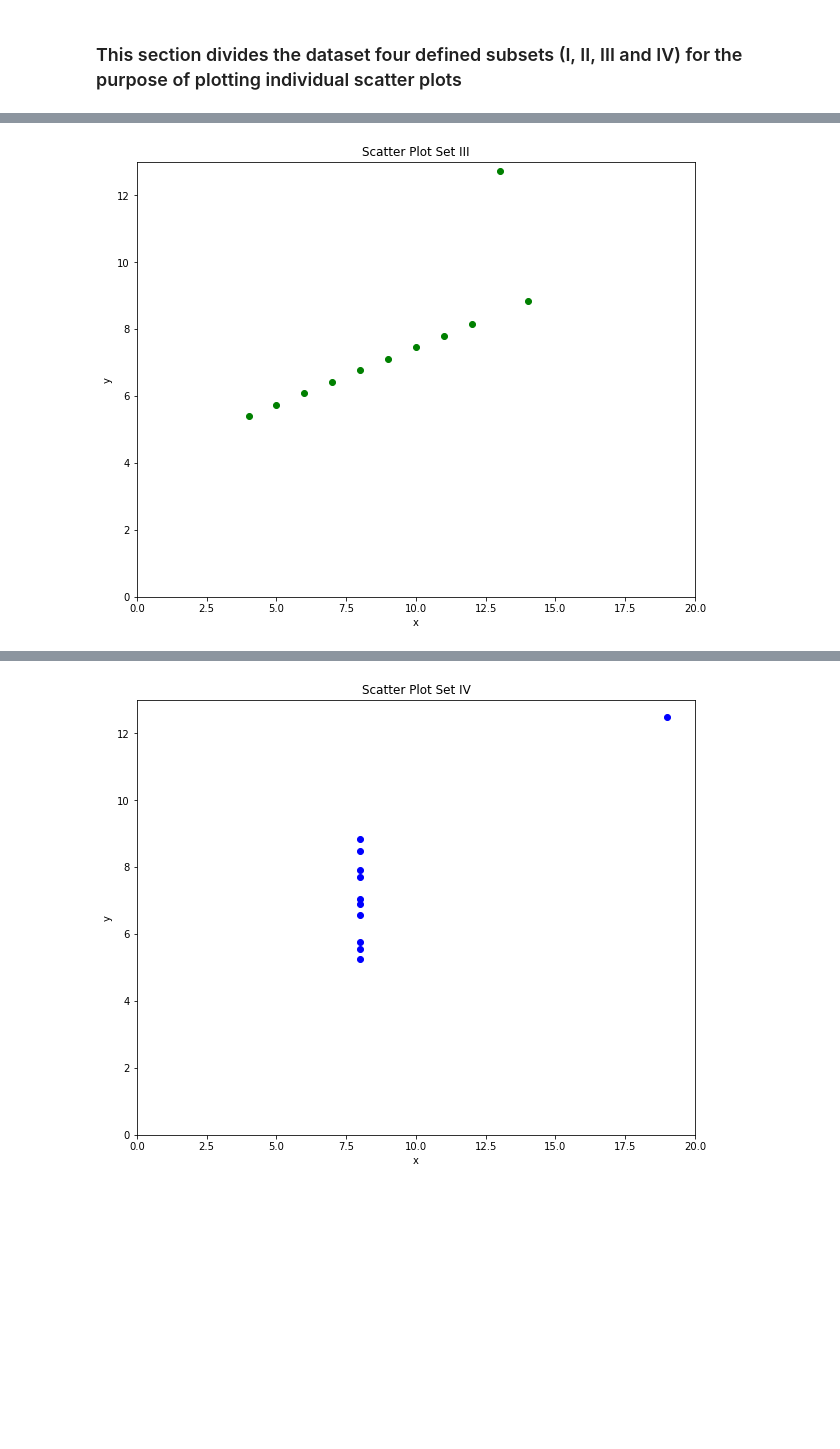
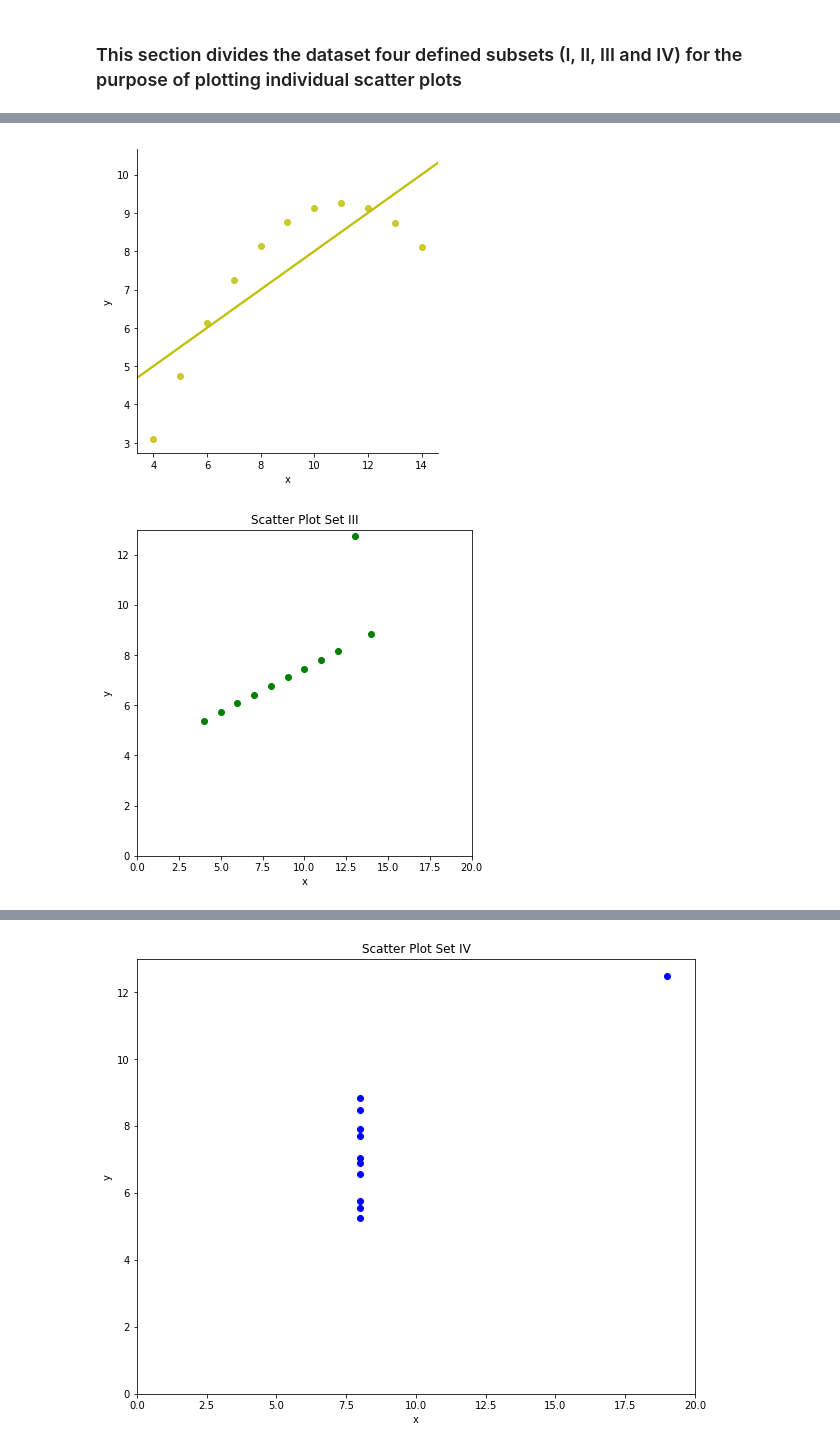
Before and after one commit to JulianConneely/Fundamentals-of-Data-Analysis-Practical-Assignment, a Jupyter notebook: Anscombes quartet dataset.ipynb, the cells around one changed output, grey strips where cells are left out. Cells and saved outputs as stored; diff of their text form; code cells hidden in the pictures; blank space fills up the shorter version.

```diff
--- a/Anscombes quartet dataset.ipynb
+++ b/Anscombes quartet dataset.ipynb
@@ -88,3 +89,10 @@ plt.show()
+# %%
+#linear regression plot for SetII using seaborn, see References # [5]
+
+sns.lmplot(x="x", y="y", data=df.query("dataset == 'II'"), line_kws={'color': 'y'},
+           ci=None, scatter_kws={'color': 'y'});
+# %% [output]
+[figure, added]
 # %%
 #scatter plot setIII
 x3 = setIII.iloc[:,1] #defines column for x
@@ -95,7 +103,7 @@ plt.ylabel("y") # y label
 graph3 = plt.scatter(x3,y3) #describes x,y scatter plot
 plt.setp(graph3, color='g') #sets graph colour to green
 plt.axis([0, 20, 0, 13]) #sets axes lower and upper limits
-plt.rcParams['figure.figsize'] = (10, 8) #sets default plot size to be bigger
+plt.rcParams['figure.figsize'] = (6, 6) #sets default plot size to be bigger
 plt.show()
 # %% [output]
-[figure, old version]
+[figure, new version]
```
Also changed, not shown: parts of 4 cells of this notebook.
